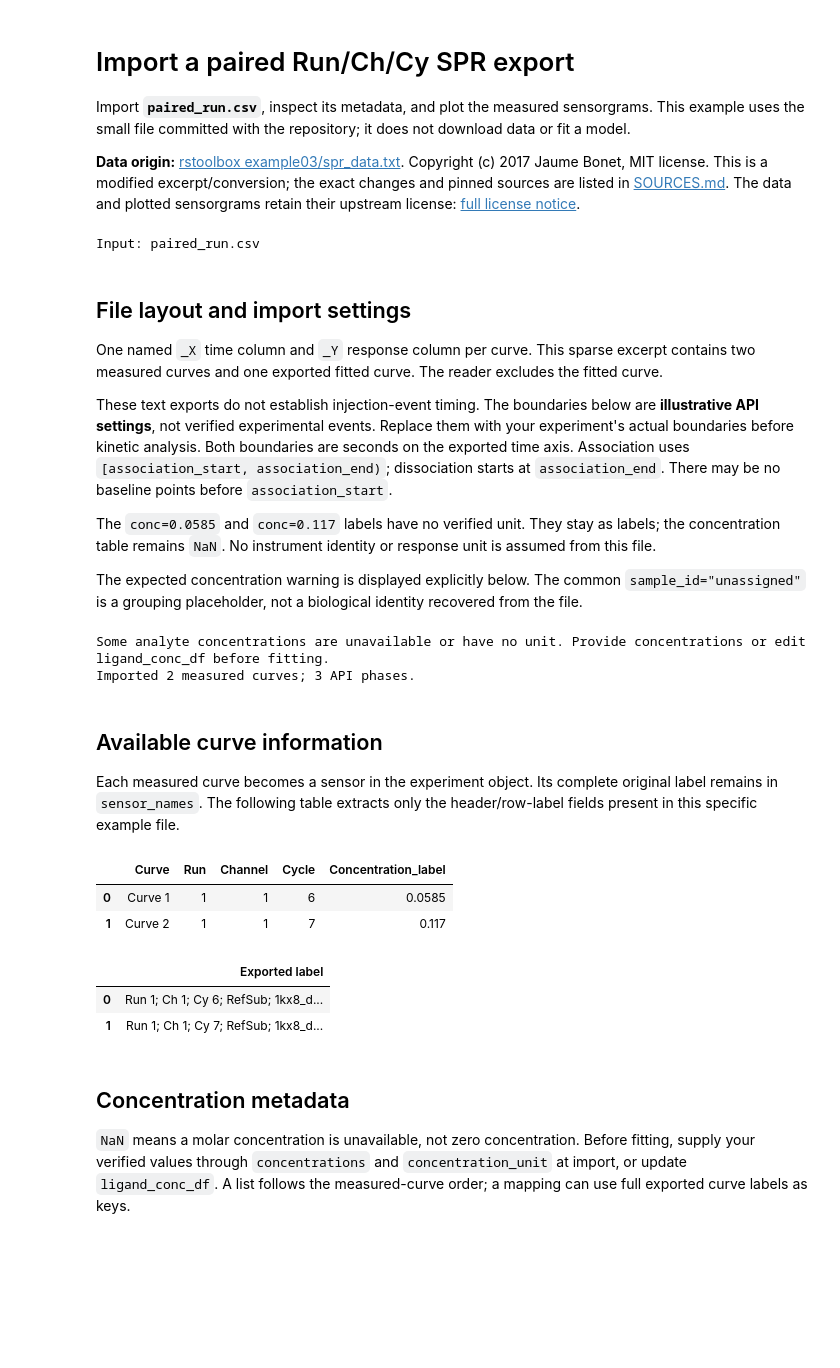
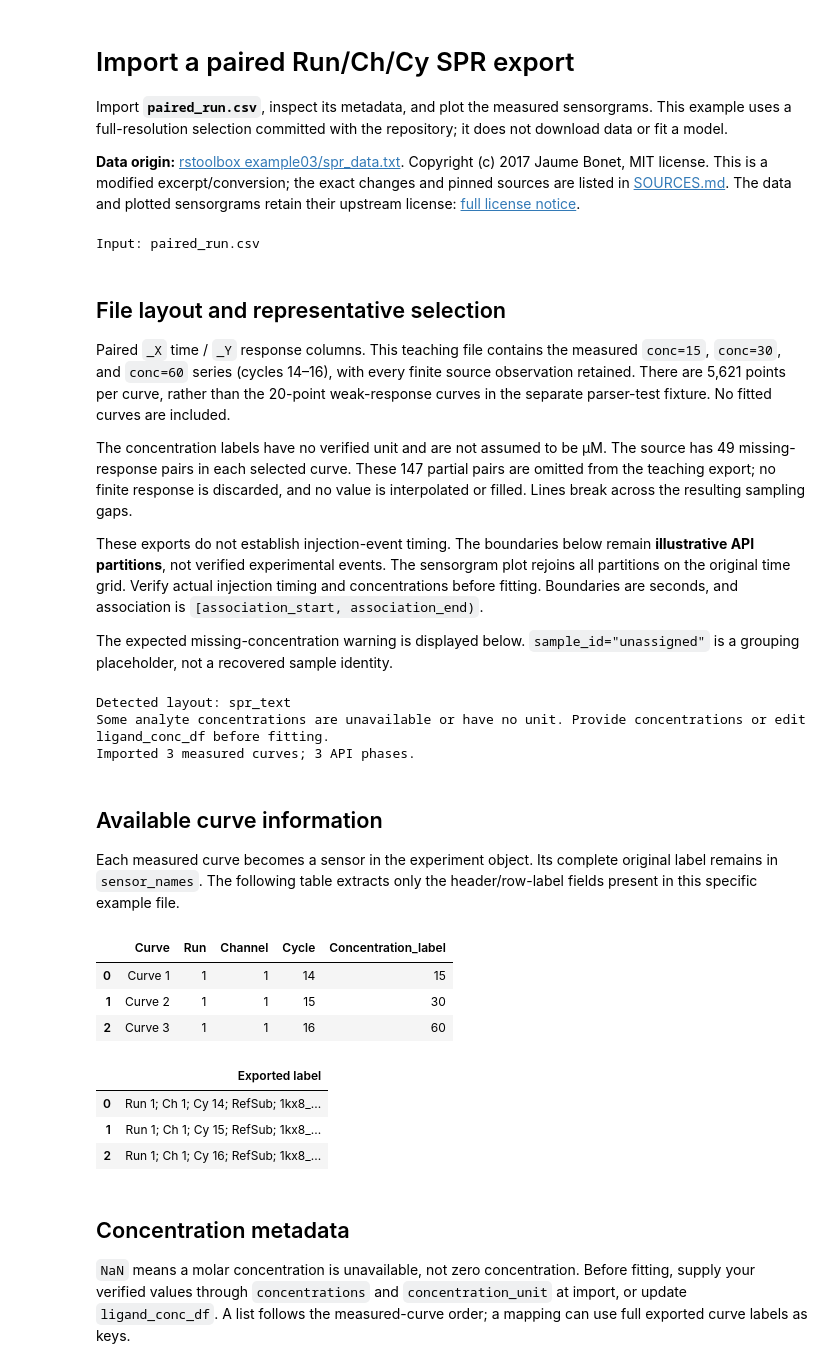
Before and after one commit to osvalB/pykingenie, a Jupyter notebook: notebooks/12_spr_paired_run_import.ipynb, the cells around one changed output. Saved outputs shown, nothing was run; the diff lists cells and outputs as text; code cells hidden in the pictures; blank space fills up the shorter version.

```diff
--- a/notebooks/12_spr_paired_run_import.ipynb
+++ b/notebooks/12_spr_paired_run_import.ipynb
@@ -2,12 +2,12 @@
 # Import a paired Run/Ch/Cy SPR export
 
 Import **`paired_run.csv`**, inspect its metadata, and plot the measured
-sensorgrams. This example uses the small file committed with the repository;
+sensorgrams. This example uses a full-resolution selection committed with the repository;
 it does not download data or fit a model.
 
 **Data origin:** [rstoolbox example03/spr_data.txt](https://github.com/lpdi-epfl/rstoolbox/blob/2bfc9be5ec6111603fb78700f201b80331ef0132/notebook/data/example03/spr_data.txt). Copyright (c) 2017 Jaume Bonet, MIT license.
 This is a modified excerpt/conversion; the exact changes and pinned sources
-are listed in [SOURCES.md](../test_files/spr_exports/SOURCES.md).
+are listed in [SOURCES.md](data/spr_exports/SOURCES.md).
 The data and plotted sensorgrams retain their upstream license:
 [full license notice](../test_files/spr_exports/rstoolbox-LICENSE).
 # %%
@@ -39,25 +39,25 @@ print("Input:", data_file.name)
 # %% [output]
 Input: paired_run.csv
 # %% [markdown]
-## File layout and import settings
+## File layout and representative selection
 
-One named `_X` time column and `_Y` response column per curve. This sparse excerpt contains two measured curves and one exported fitted curve. The reader excludes the fitted curve.
+Paired `_X` time / `_Y` response columns. This teaching file contains the measured `conc=15`, `conc=30`, and `conc=60` series (cycles 14–16), with every finite source observation retained. There are 5,621 points per curve, rather than the 20-point weak-response curves in the separate parser-test fixture. No fitted curves are included.
 
-These text exports do not establish injection-event timing. The boundaries
-below are **illustrative API settings**, not verified experimental events.
-Replace them with your experiment's actual boundaries before kinetic analysis.
-Both boundaries are seconds on the exported time axis. Association uses
-`[association_start, association_end)`; dissociation starts at `association_end`.
-There may be no baseline points before `association_start`.
+The concentration labels have no verified unit and are not assumed to be µM. The source has 49 missing-response pairs in each selected curve. These 147 partial pairs are omitted from the teaching export; no finite response is discarded, and no value is interpolated or filled. Lines break across the resulting sampling gaps.
 
-The `conc=0.0585` and `conc=0.117` labels have no verified unit. They stay as labels; the concentration table remains `NaN`. No instrument identity or response unit is assumed from this file.
+These exports do not establish injection-event timing. The boundaries below
+remain **illustrative API partitions**, not verified experimental events.
+The sensorgram plot rejoins all partitions on the original time grid.
+Verify actual injection timing and concentrations before fitting. Boundaries
+are seconds, and association is `[association_start, association_end)`.
 
-The expected concentration warning is displayed explicitly below. The common
-`sample_id="unassigned"` is a grouping placeholder, not a biological identity
-recovered from the file.
+The expected missing-concentration warning is displayed below.
+`sample_id="unassigned"` is a grouping placeholder, not a recovered sample identity.
 # %%
 association_start = 0.0   # illustrative; replace with actual timing
 association_end = 300.0  # illustrative; replace with actual timing
+
+print("Detected layout:", detect_file_format(data_file))
 
 experiment = SprTextExperiment("paired_run")
 with warnings.catch_warnings(record=True) as messages:
@@ -73,10 +73,11 @@ with warnings.catch_warnings(record=True) as messages:
 for message in messages:
     print(message.message)
 print(f"Imported {experiment.no_sensors} measured curves; {experiment.no_steps} API phases.")
-assert experiment.traces_loaded and experiment.no_sensors == 2
+assert experiment.traces_loaded and experiment.no_sensors == 3
 # %% [output]
+Detected layout: spr_text
 Some analyte concentrations are unavailable or have no unit. Provide concentrations or edit ligand_conc_df before fitting.
-Imported 2 measured curves; 3 API phases.
+Imported 3 measured curves; 3 API phases.
 # %% [markdown]
 ## Available curve information
 
@@ -86,17 +87,20 @@ the header/row-label fields present in this specific example file.
 # %%
 curve_ids = [f"Curve {i + 1}" for i in range(experiment.no_sensors)]
 labels = pd.Series(experiment.sensor_names, name="Exported label")
 header_info = labels.str.extract('Run\\s+(?P<Run>\\d+);\\s*Ch\\s+(?P<Channel>\\d+);\\s*Cy\\s+(?P<Cycle>\\d+);.*conc=(?P<Concentration_label>.+)$')
 header_info.insert(0, "Curve", curve_ids)
 display(header_info)
 display(labels.to_frame())
+plot_labels = header_info["Concentration_label"].tolist()
 # %% [output]
 |  | Curve | Run | Channel | Cycle | Concentration_label |
-| 0 | Curve 1 | 1 | 1 | 6 | 0.0585 |
-| 1 | Curve 2 | 1 | 1 | 7 | 0.117 |
+| 0 | Curve 1 | 1 | 1 | 14 | 15 |
+| 1 | Curve 2 | 1 | 1 | 15 | 30 |
+| 2 | Curve 3 | 1 | 1 | 16 | 60 |
 |  | Exported label |
-| 0 | Run 1; Ch 1; Cy 6; RefSub; 1kx8_d... |
-| 1 | Run 1; Ch 1; Cy 7; RefSub; 1kx8_d... |
+| 0 | Run 1; Ch 1; Cy 14; RefSub; 1kx8_... |
+| 1 | Run 1; Ch 1; Cy 15; RefSub; 1kx8_... |
+| 2 | Run 1; Ch 1; Cy 16; RefSub; 1kx8_... |
 # %% [markdown]
 ## Concentration metadata
 
```
Also changed, not shown: parts of 6 cells of this notebook, 12 other files.
